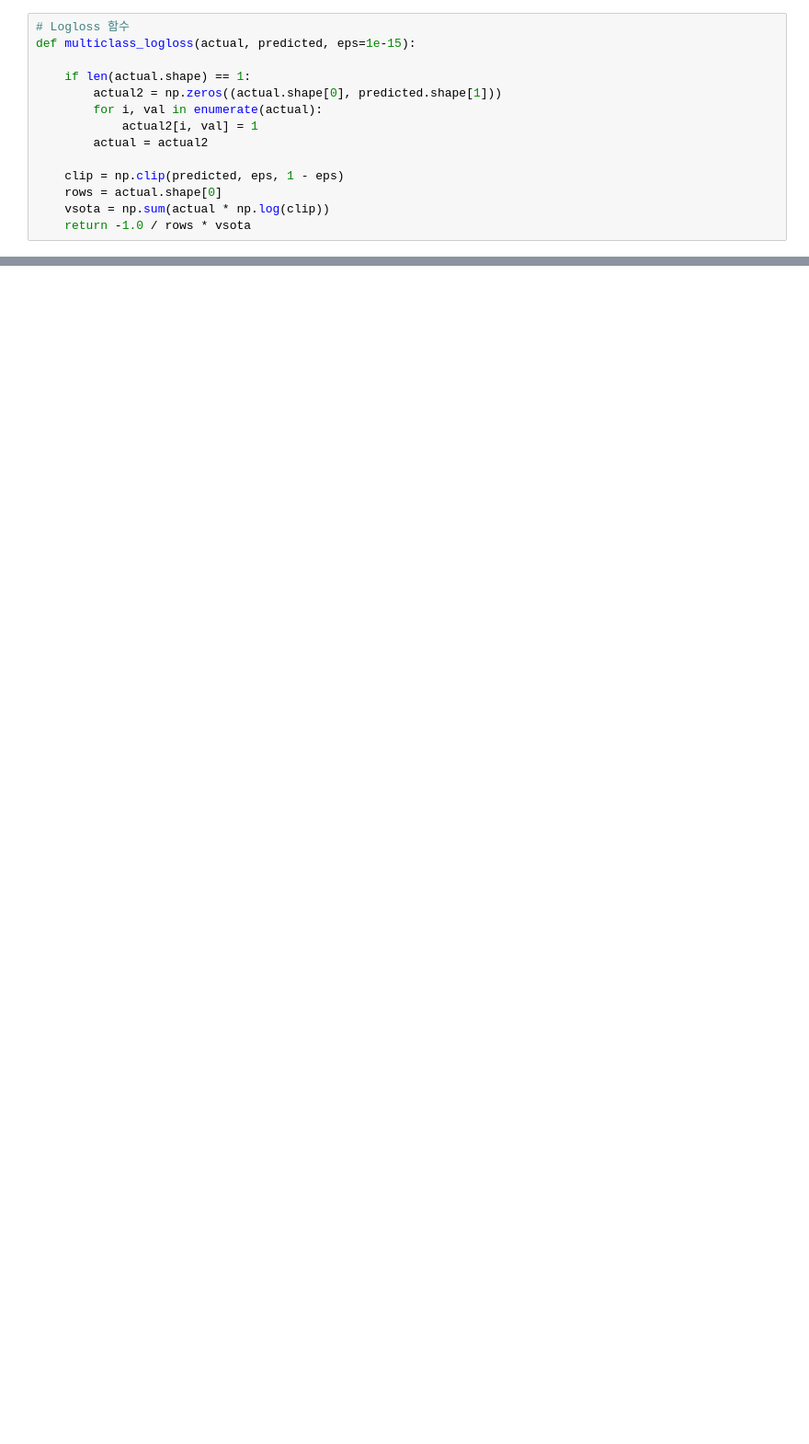
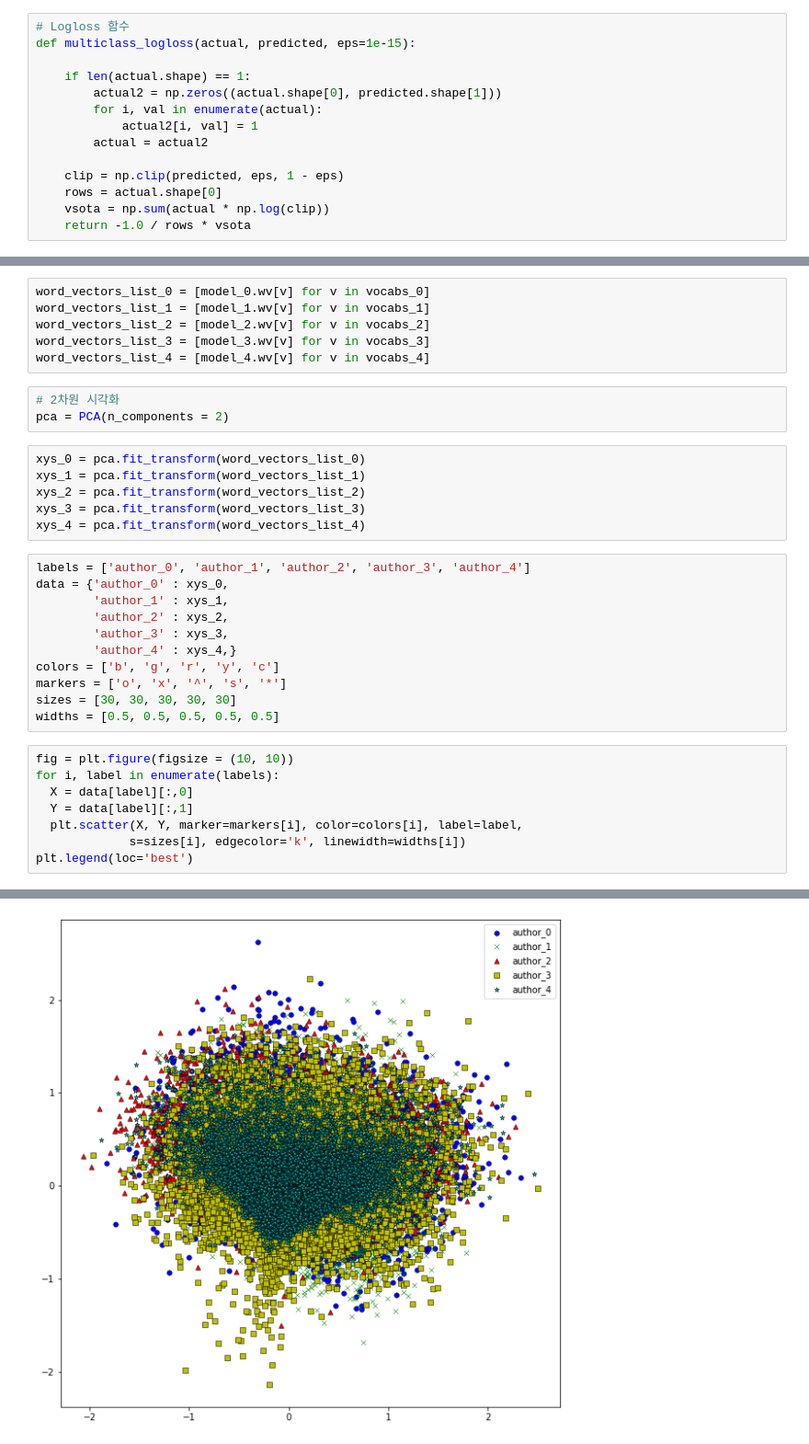
Before and after one commit to cjlee0217/literarystyle_nlp, a Jupyter notebook: project2_word2vec.ipynb, the cells around one changed output, grey strips where cells are left out. Shown: that part at 92% size. Drawn from its saved outputs; the diff is of its cells as text; blank space fills up the shorter version.

```diff
--- a/project2_word2vec.ipynb
+++ b/project2_word2vec.ipynb
@@ -453,0 +402,35 @@ multiclass_logloss(ytest, sample_submission_test, eps=1e-15).mean()
+# %%
+word_vectors_list_0 = [model_0.wv[v] for v in vocabs_0]
+word_vectors_list_1 = [model_1.wv[v] for v in vocabs_1]
+word_vectors_list_2 = [model_2.wv[v] for v in vocabs_2]
+word_vectors_list_3 = [model_3.wv[v] for v in vocabs_3]
+word_vectors_list_4 = [model_4.wv[v] for v in vocabs_4]
+# %%
+# 2차원 시각화
+pca = PCA(n_components = 2)
+# %%
+xys_0 = pca.fit_transform(word_vectors_list_0)
+xys_1 = pca.fit_transform(word_vectors_list_1)
+xys_2 = pca.fit_transform(word_vectors_list_2)
+xys_3 = pca.fit_transform(word_vectors_list_3)
+xys_4 = pca.fit_transform(word_vectors_list_4)
+# %%
+labels = ['author_0', 'author_1', 'author_2', 'author_3', 'author_4']
+data = {'author_0' : xys_0,
+        'author_1' : xys_1,
+        'author_2' : xys_2,
+        'author_3' : xys_3,
+        'author_4' : xys_4,}
+colors = ['b', 'g', 'r', 'y', 'c']
+markers = ['o', 'x', '^', 's', '*']
+sizes = [30, 30, 30, 30, 30]
+widths = [0.5, 0.5, 0.5, 0.5, 0.5]
+# %%
+fig = plt.figure(figsize = (10, 10))
+for i, label in enumerate(labels):
+  X = data[label][:,0]
+  Y = data[label][:,1]
+  plt.scatter(X, Y, marker=markers[i], color=colors[i], label=label,
+             s=sizes[i], edgecolor='k', linewidth=widths[i])
+plt.legend(loc='best')
+# %% [output]
@@ -453,0 +438 @@ multiclass_logloss(ytest, sample_submission_test, eps=1e-15).mean()
+[figure, added]
```
Also changed, not shown: parts of 67 cells of this notebook.
